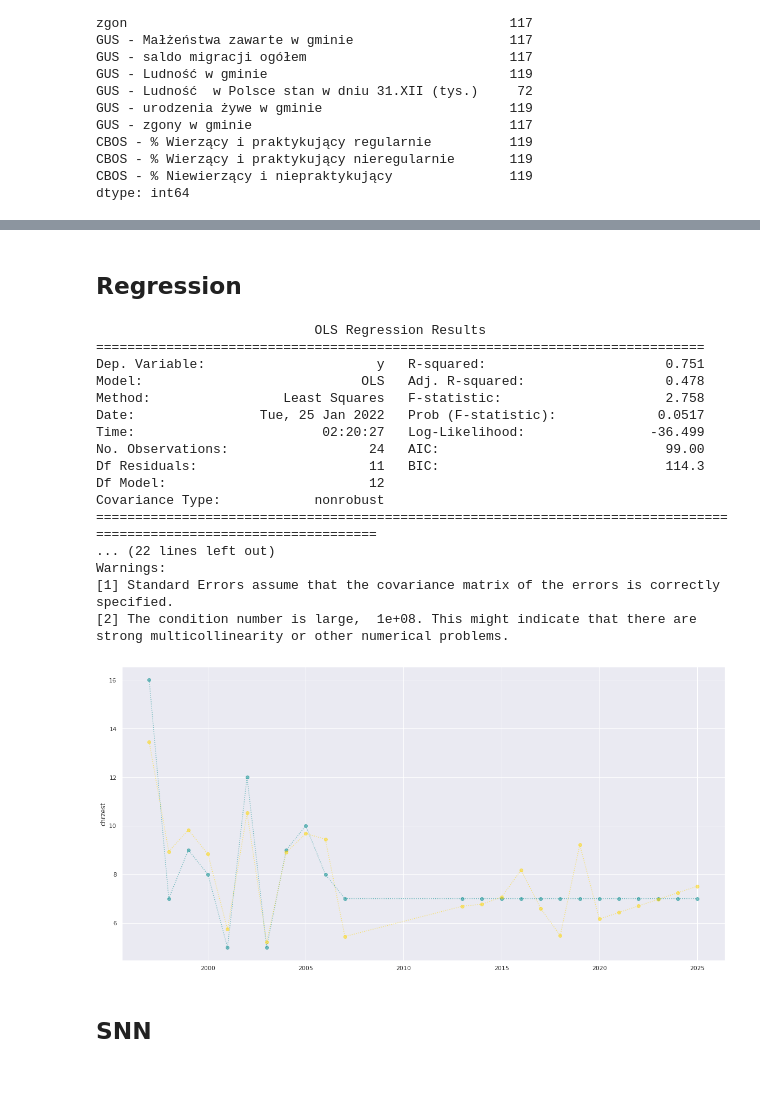
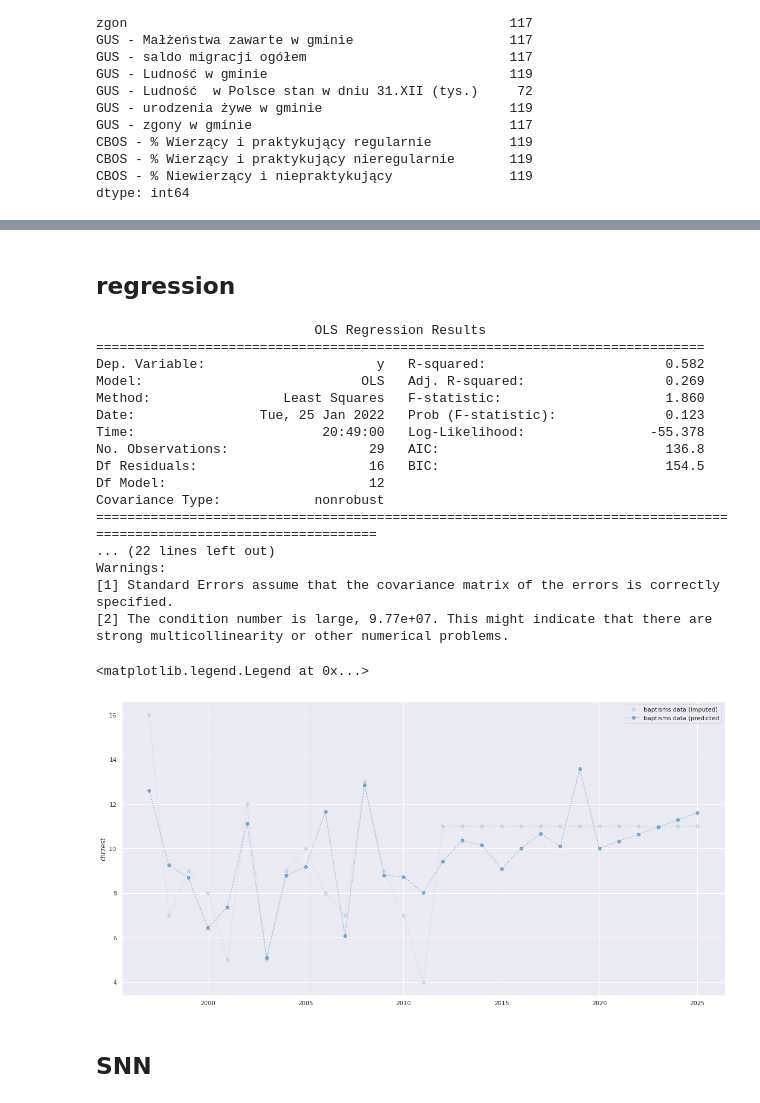
Before and after one commit to zuzannazak/PhD2022Bialowieza, a Jupyter notebook: 💖projekt.ipynb, the cells around one changed output, grey strips where cells are left out. Saved outputs shown, nothing was run; the diff lists cells and outputs as text; code cells hidden in the pictures.

```diff
--- a/💖projekt.ipynb
+++ b/💖projekt.ipynb
@@ -45,6 +45,8 @@ from sklearn.neural_network import MLPClassifier
 from sklearn.metrics import mean_absolute_percentage_error
 from sklearn.metrics import mean_squared_error
 from sklearn.metrics import r2_score
+
+sns.set_palette("Paired")
 # %% [markdown]
 # ***data download***
 # %%
@@ -62,7 +64,7 @@ df.head()
 | 4 | 1882 | 86.0 | 17.0 | 52.0 |
 # %%
 #aggregated data
-url_data = (r'https://github.com/zuzannazak/random-files-i-need-sometimes/blob/49f2717618bf867b22213dd08ee8efd5ab565a1b/bialowieza.xls?raw=true')
+url_data = (r'https://github.com/zuzannazak/PhD2022Bialowieza/blob/main/bialowieza_aggregated.xls?raw=true')
 df_aggregateddata = pd.read_excel(url_data)
 
 df_aggregateddata.tail(10)
@@ -139,5 +141,4 @@ Text(0.5, 0, 'Event')
 g=sns.pairplot(df, x_vars=["chrzest"], y_vars=["zgon", "slub"])
 g.fig.set_size_inches(15,10)
 g.fig.suptitle("dependency analysis")
-sns.set_palette(sns.color_palette("Paired"))
 # %% [output]
@@ -296,5 +309,5 @@ df_aggregateddata
 # %% [markdown]
-## **Regression**
+## **regression**
 # %%
 X = df_aggregateddata.iloc[:, df_aggregateddata.columns != "chrzest"]
 Y = df_aggregateddata["chrzest"].values.reshape(-1,1)
@@ -308,30 +321,33 @@ print(est2.summary())
 # %% [output]
                             OLS Regression Results
 ==============================================================================
-Dep. Variable:                      y   R-squared:                       0.751
-Model:                            OLS   Adj. R-squared:                  0.478
-Method:                 Least Squares   F-statistic:                     2.758
-Date:                Tue, 25 Jan 2022   Prob (F-statistic):             0.0517
-Time:                        02:20:27   Log-Likelihood:                -36.499
-No. Observations:                  24   AIC:                             99.00
-Df Residuals:                      11   BIC:                             114.3
+Dep. Variable:                      y   R-squared:                       0.582
+Model:                            OLS   Adj. R-squared:                  0.269
+Method:                 Least Squares   F-statistic:                     1.860
+Date:                Tue, 25 Jan 2022   Prob (F-statistic):              0.123
+Time:                        20:49:00   Log-Likelihood:                -55.378
+No. Observations:                  29   AIC:                             136.8
+Df Residuals:                      16   BIC:                             154.5
 Df Model:                          12
 Covariance Type:            nonrobust
 =====================================================================================================================
 ... (22 lines left out)
 Warnings:
 [1] Standard Errors assume that the covariance matrix of the errors is correctly specified.
-[2] The condition number is large,  1e+08. This might indicate that there are
+[2] The condition number is large, 9.77e+07. This might indicate that there are
 strong multicollinearity or other numerical problems.
 # %%
 df_aggregateddata['Y_pred'] = Y_pred
 fig, ax = plt.subplots()
-ax.plot((df_aggregateddata["rok"]), df_aggregateddata["chrzest"],marker='o', color="darkcyan",alpha=0.5, linestyle='dotted')
-ax.plot((df_aggregateddata["rok"]), df_aggregateddata["Y_pred"],marker='o', color="gold",alpha=0.5, linestyle='dotted')
+ax.plot((df_aggregateddata["rok"]), df_aggregateddata["chrzest"],marker='o',alpha=0.5, linestyle='dotted')
+ax.plot((df_aggregateddata["rok"]), df_aggregateddata["Y_pred"],marker='o',alpha=0.5, linestyle='dotted')
 ax.set_ylabel('chrzest')
 fig.set_size_inches(20, 10)
+
+ax.legend(['baptisms data (imputed)', 'baptisms data (predicted'])
 # %% [output]
+<matplotlib.legend.Legend at 0x...>
-[figure, old version]
+[figure, new version]
 # %% [markdown]
 ## **SNN**
 # %%
```
Also changed, not shown: parts of 10 cells of this notebook.
